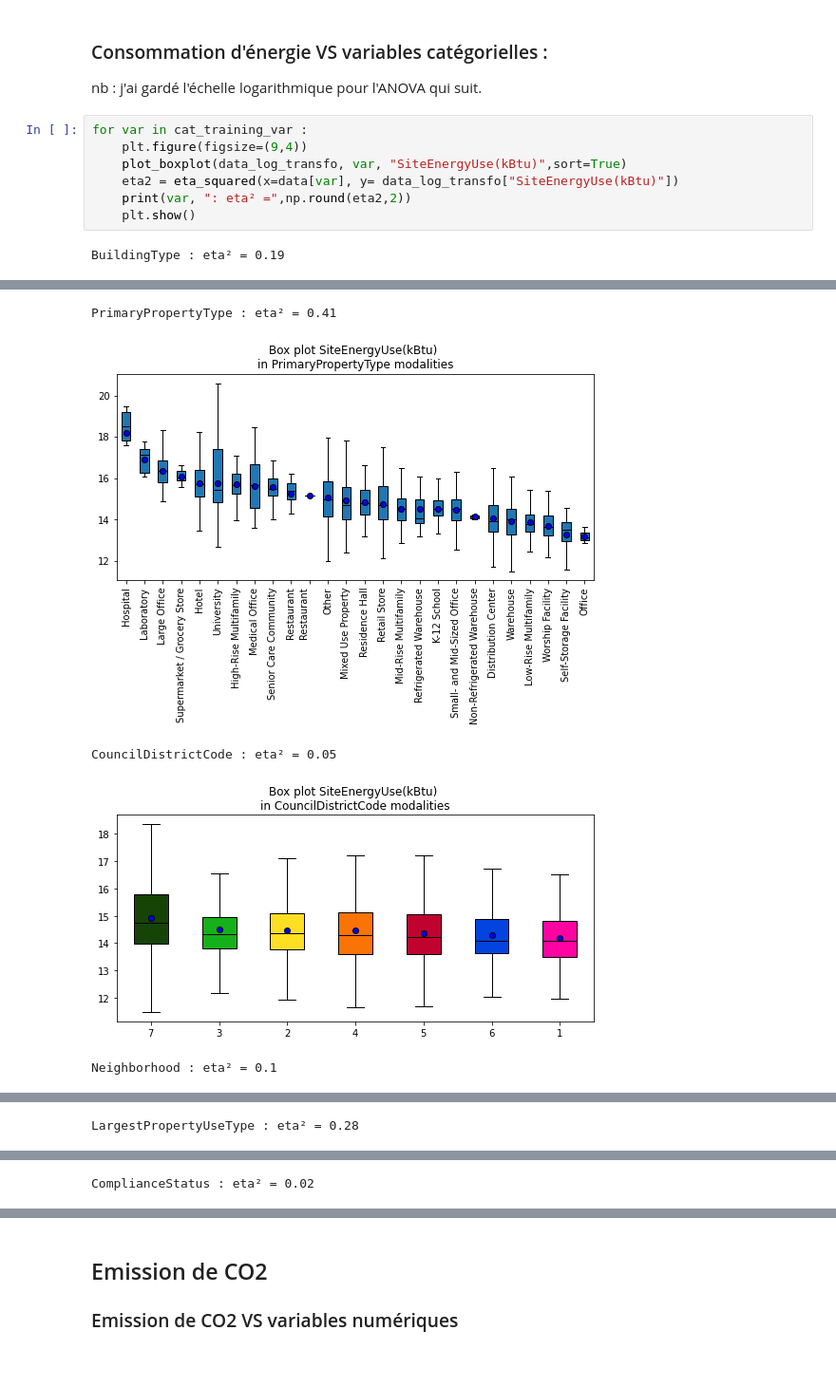
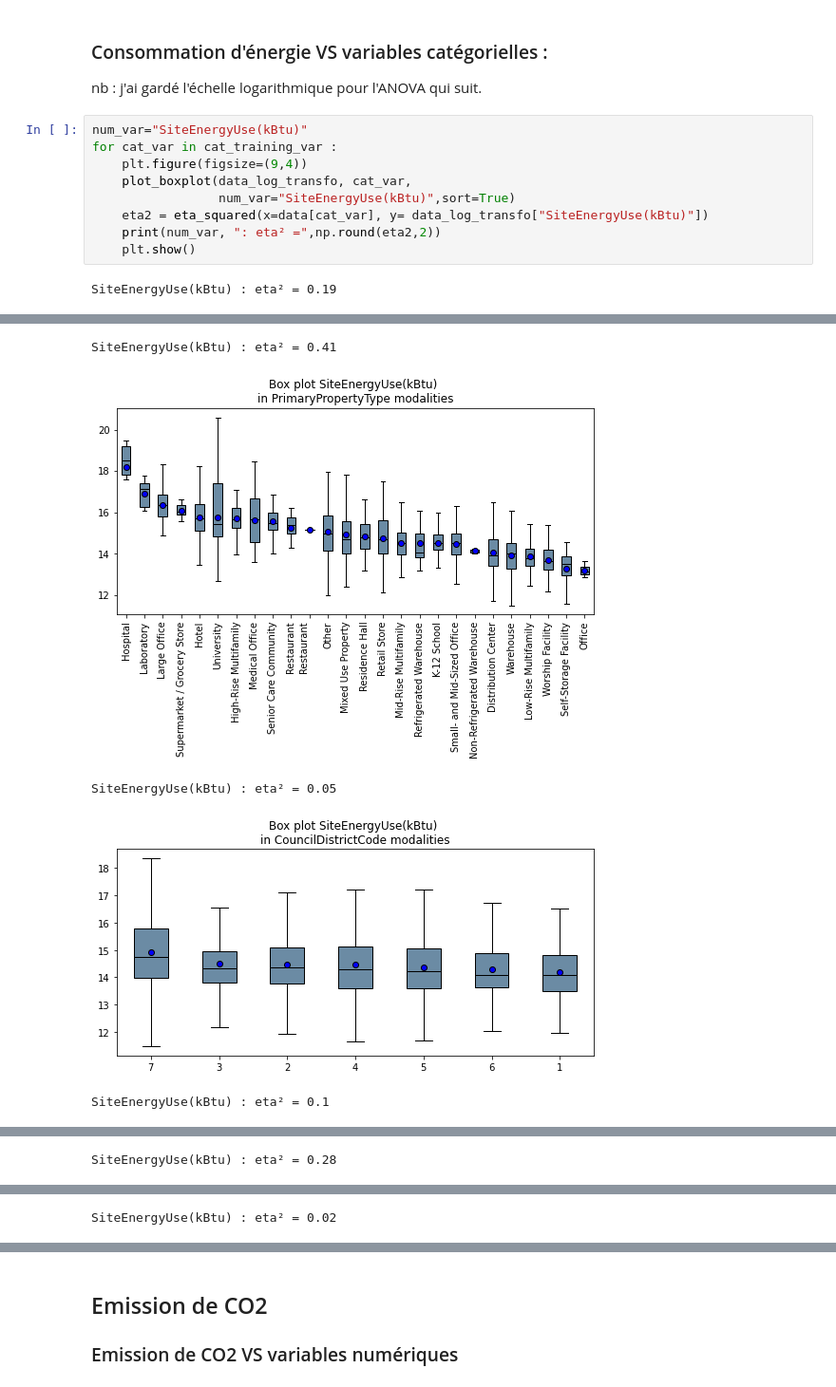
Before and after one commit to ClaireGayral/formation_openclassroom, a Jupyter notebook: P3_gayral_claire/preprocess.ipynb, the cells around one changed output, grey strips where cells are left out. Shown at 95% size. Drawn from its saved outputs; the diff is of its cells as text.

```diff
--- a/P3_gayral_claire/preprocess.ipynb
+++ b/P3_gayral_claire/preprocess.ipynb
@@ -754,11 +754,13 @@ lasso  :
 
 nb : j'ai gardé l'échelle logarithmique pour l'ANOVA qui suit.
 # %%
-for var in cat_training_var :
+num_var="SiteEnergyUse(kBtu)"
+for cat_var in cat_training_var :
     plt.figure(figsize=(9,4))
-    plot_boxplot(data_log_transfo, var, "SiteEnergyUse(kBtu)",sort=True)
-    eta2 = eta_squared(x=data[var], y= data_log_transfo["SiteEnergyUse(kBtu)"])
-    print(var, ": eta² =",np.round(eta2,2))
+    plot_boxplot(data_log_transfo, cat_var,
+                 num_var="SiteEnergyUse(kBtu)",sort=True)
+    eta2 = eta_squared(x=data[cat_var], y= data_log_transfo["SiteEnergyUse(kBtu)"])
+    print(num_var, ": eta² =",np.round(eta2,2))
     plt.show()
 # %% [output]
-BuildingType : eta² = 0.19
+SiteEnergyUse(kBtu) : eta² = 0.19
@@ -766,5 +768,5 @@ BuildingType : eta² = 0.19
-PrimaryPropertyType : eta² = 0.41
+SiteEnergyUse(kBtu) : eta² = 0.41
-[figure, old version]
+[figure, new version]
-CouncilDistrictCode : eta² = 0.05
+SiteEnergyUse(kBtu) : eta² = 0.05
-[figure, old version]
+[figure, new version]
-Neighborhood : eta² = 0.1
+SiteEnergyUse(kBtu) : eta² = 0.1
@@ -772 +774 @@ Neighborhood : eta² = 0.1
-LargestPropertyUseType : eta² = 0.28
+SiteEnergyUse(kBtu) : eta² = 0.28
@@ -774 +776 @@ LargestPropertyUseType : eta² = 0.28
-ComplianceStatus : eta² = 0.02
+SiteEnergyUse(kBtu) : eta² = 0.02
```
Also changed, not shown: parts of 58 cells of this notebook, 1 other file.
